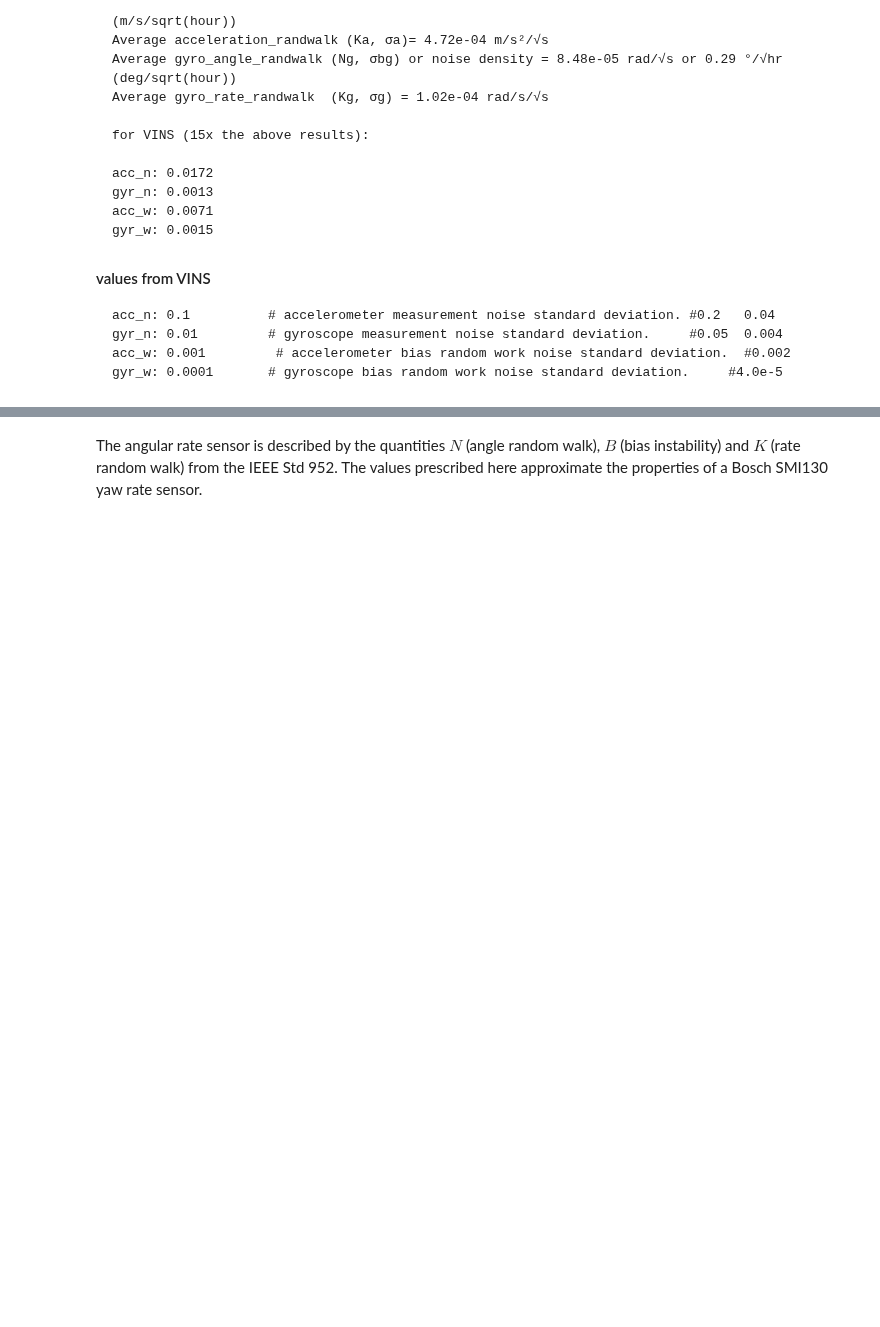
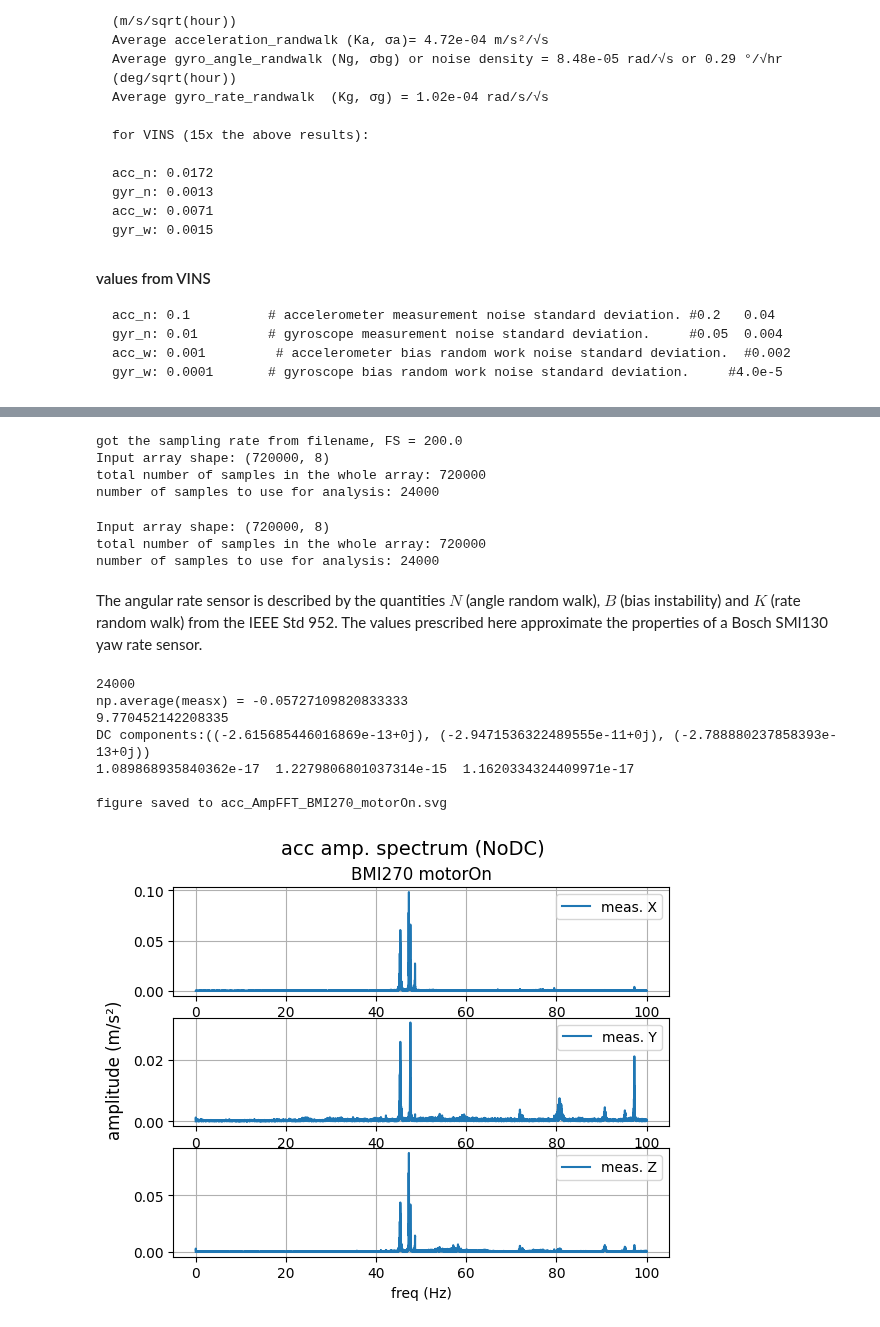
Before and after one commit to diplodocuslongus/depthai2know, a Jupyter notebook: IMU/compare_imu_noises.ipynb, the cells around one changed output, grey strips where cells are left out. Drawn from its saved outputs; the diff is of its cells as text; code cells hidden in the pictures; blank space fills up the shorter version.

```diff
--- a/IMU/compare_imu_noises.ipynb
+++ b/IMU/compare_imu_noises.ipynb
@@ -123,0 +295,8 @@ FIG_FMT = 'svg'
+# %%
+acc_xyz,gyro_xyz,FS,FIG_FILENAME_BASE, IMU_NAME,TEST_CONFIG = \
+    load_single_meas_file(meas_file_name ='',sample_load_type = 'start',nb_sample_to_load = 24000)
+# %% [output]
+got the sampling rate from filename, FS = 200.0
+Input array shape: (720000, 8)
+total number of samples in the whole array: 720000
+number of samples to use for analysis: 24000
@@ -124,2 +335,13 @@ FIG_FMT = 'svg'
+# %%
+# get some parameters about the data collection
+dataArr_shape = dataArr.shape
+tot_nb_sample = dataArr_shape[0]
+print(f'Input array shape: {dataArr_shape}')
+print(f'total number of samples in the whole array: {tot_nb_sample}')
+print(f'number of samples to use for analysis: {len(acc_ts)}')
+# %% [output]
+Input array shape: (720000, 8)
+total number of samples in the whole array: 720000
+number of samples to use for analysis: 24000
 # %% [markdown]
 The angular rate sensor is described by the quantities $N$ (angle random walk), $B$ (bias instability) and $K$ (rate random walk) from the IEEE Std 952. The values prescribed here approximate the properties of a Bosch SMI130 yaw rate sensor.
@@ -146,0 +423,11 @@ def fitfunc(x, a, b):
+# %%
+amplitude_spectrum(acc_xyz, fs_actual = FS, meas_type = 'acc',save_fig = False, fig_name = FIG_FILENAME_BASE)
+# %% [output]
+24000
+np.average(measx) = -0.05727109820833333
+9.770452142208335
+DC components:((-2.615685446016869e-13+0j), (-2.9471536322489555e-11+0j), (-2.788880237858393e-13+0j))
+1.089868935840362e-17  1.2279806801037314e-15  1.1620334324409971e-17
+
+figure saved to acc_AmpFFT_BMI270_motorOn.svg
+[figure, added]
```
Also changed, not shown: parts of 44 cells of this notebook, 5 other files.
